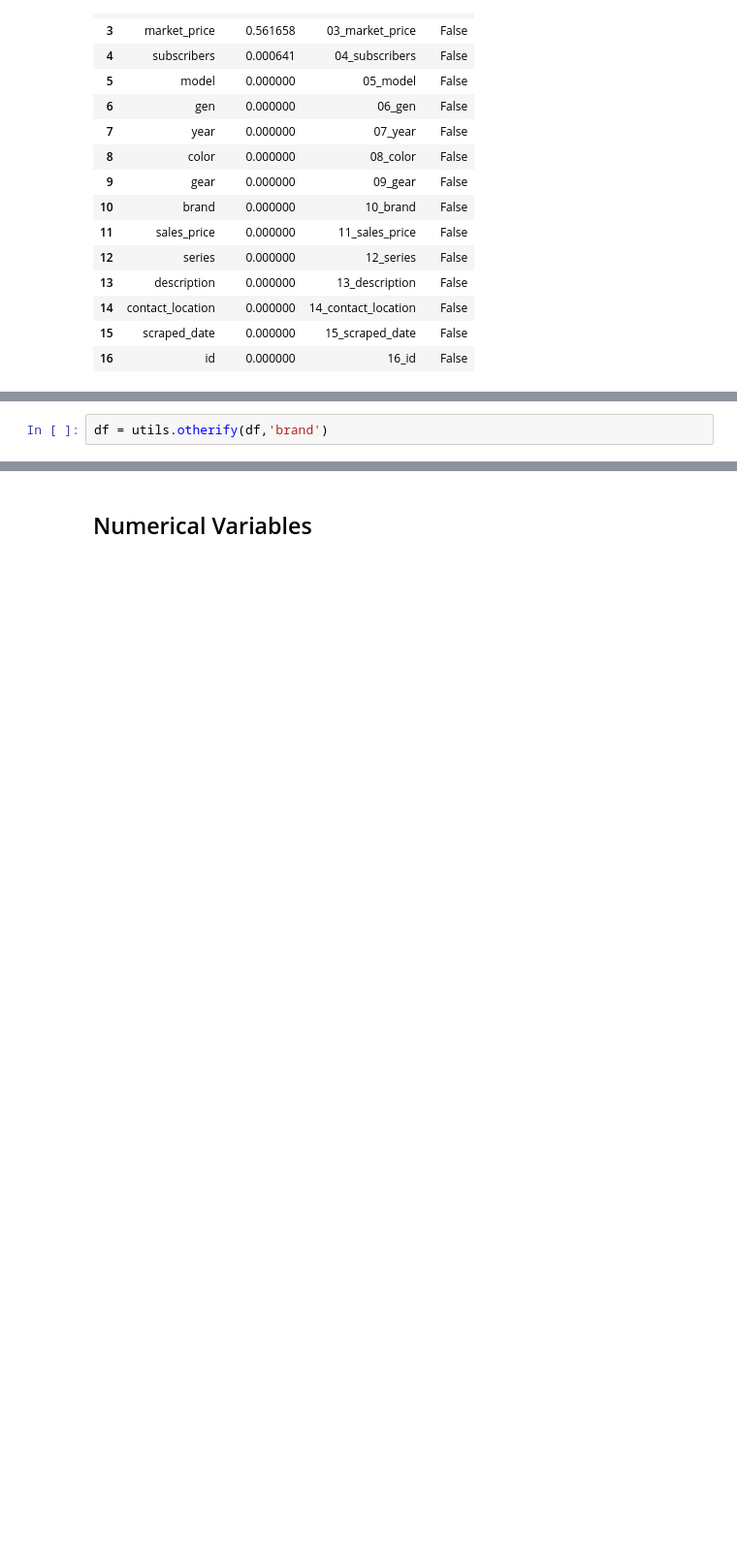
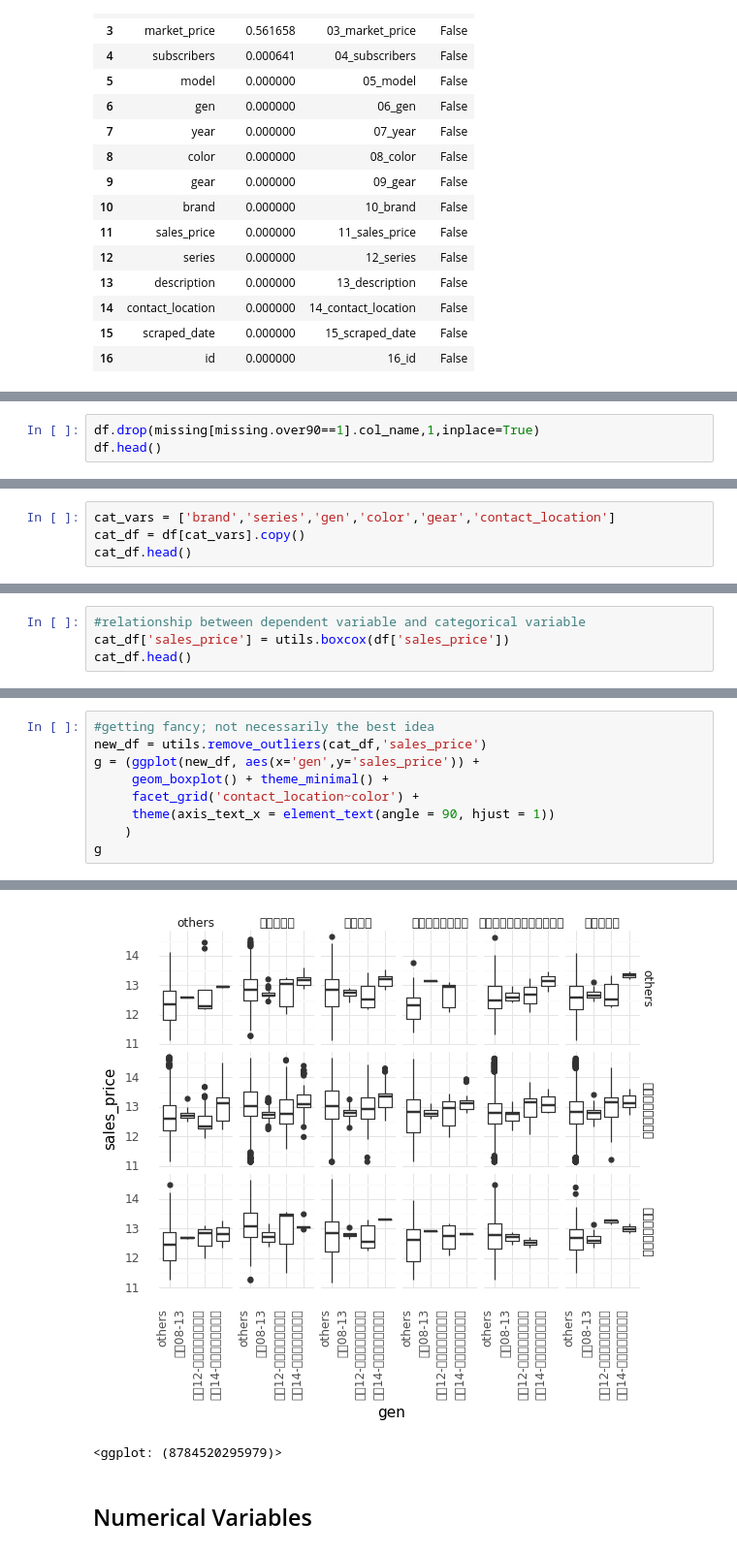
Before and after one commit to cstorm125/viztech, a Jupyter notebook: explore.ipynb, the cells around one changed output, grey strips where cells are left out. Shown at 97% size. Drawn from its saved outputs; the diff is of its cells as text; blank space fills up the shorter version.

```diff
--- a/explore.ipynb
+++ b/explore.ipynb
@@ -73,2 +71,3 @@ g
-# %%
-df = utils.otherify(df,'brand')
+# %%
+df.drop(missing[missing.over90==1].col_name,1,inplace=True)
+df.head()
@@ -74,0 +83,4 @@ df = utils.otherify(df,'brand')
+# %%
+cat_vars = ['brand','series','gen','color','gear','contact_location']
+cat_df = df[cat_vars].copy()
+cat_df.head()
@@ -91,0 +126,4 @@ g
+# %%
+#relationship between dependent variable and categorical variable
+cat_df['sales_price'] = utils.boxcox(df['sales_price'])
+cat_df.head()
@@ -91,0 +162,10 @@ g
+# %%
+#getting fancy; not necessarily the best idea
+new_df = utils.remove_outliers(cat_df,'sales_price')
+g = (ggplot(new_df, aes(x='gen',y='sales_price')) +
+     geom_boxplot() + theme_minimal() +
+     facet_grid('contact_location~color') +
+     theme(axis_text_x = element_text(angle = 90, hjust = 1))
+    )
+g
+# %% [output]
@@ -92,3 +186,5 @@ g
+[figure, added]
+<ggplot: (8784520295979)>
 # %% [markdown]
 ## Numerical Variables
 # %%
```
Also changed, not shown: parts of 27 cells of this notebook, 1 other file.
